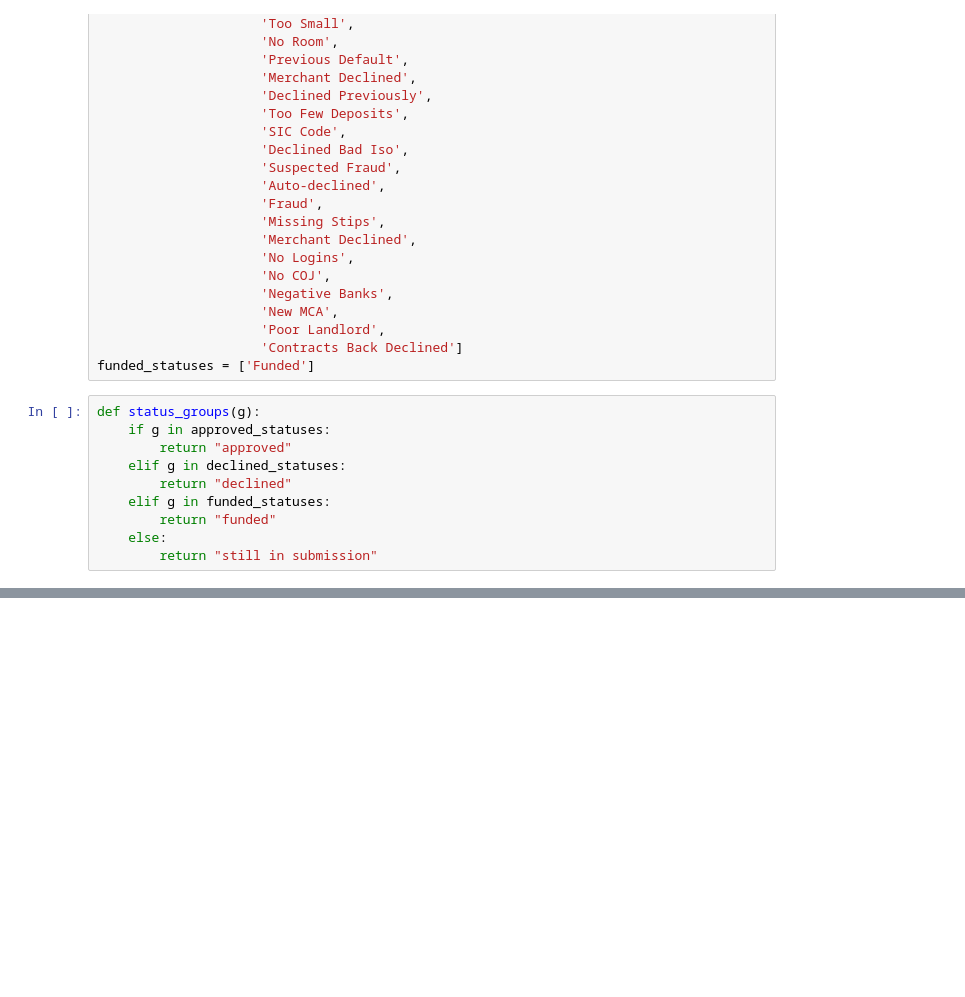
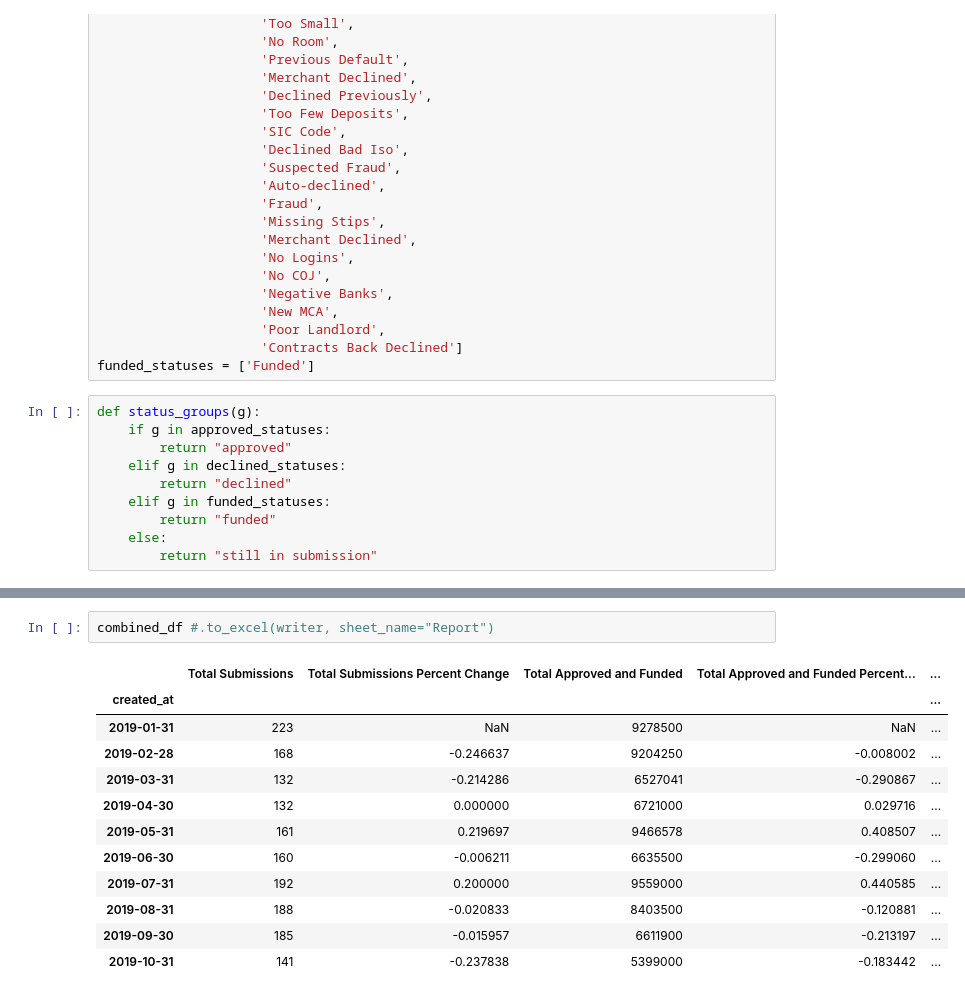
Before and after one commit to business-ui/python_projects, a Jupyter notebook: Report/Report.ipynb, the cells around one changed output, grey strips where cells are left out. Saved outputs shown, nothing was run; the diff lists cells and outputs as text; blank space fills up the shorter version.

```diff
--- a/Report/Report.ipynb
+++ b/Report/Report.ipynb
@@ -188,0 +159,15 @@ def report_maker(filename):
+# %%
+combined_df #.to_excel(writer, sheet_name="Report")
+# %% [output]
+|  | Total Submissions | Total Submissions Percent Change | Total Approved and Funded | Total Approved and Funded Percent... | ... |
+| created_at |  |  |  |  | ... |
+| 2019-01-31 | 223 | NaN | 9278500 | NaN | ... |
+| 2019-02-28 | 168 | -0.246637 | 9204250 | -0.008002 | ... |
+| 2019-03-31 | 132 | -0.214286 | 6527041 | -0.290867 | ... |
+| 2019-04-30 | 132 | 0.000000 | 6721000 | 0.029716 | ... |
+| 2019-05-31 | 161 | 0.219697 | 9466578 | 0.408507 | ... |
+| 2019-06-30 | 160 | -0.006211 | 6635500 | -0.299060 | ... |
+| 2019-07-31 | 192 | 0.200000 | 9559000 | 0.440585 | ... |
+| 2019-08-31 | 188 | -0.020833 | 8403500 | -0.120881 | ... |
+| 2019-09-30 | 185 | -0.015957 | 6611900 | -0.213197 | ... |
+| 2019-10-31 | 141 | -0.237838 | 5399000 | -0.183442 | ... |
```
Also changed, not shown: parts of 18 cells of this notebook, 2 other files.
